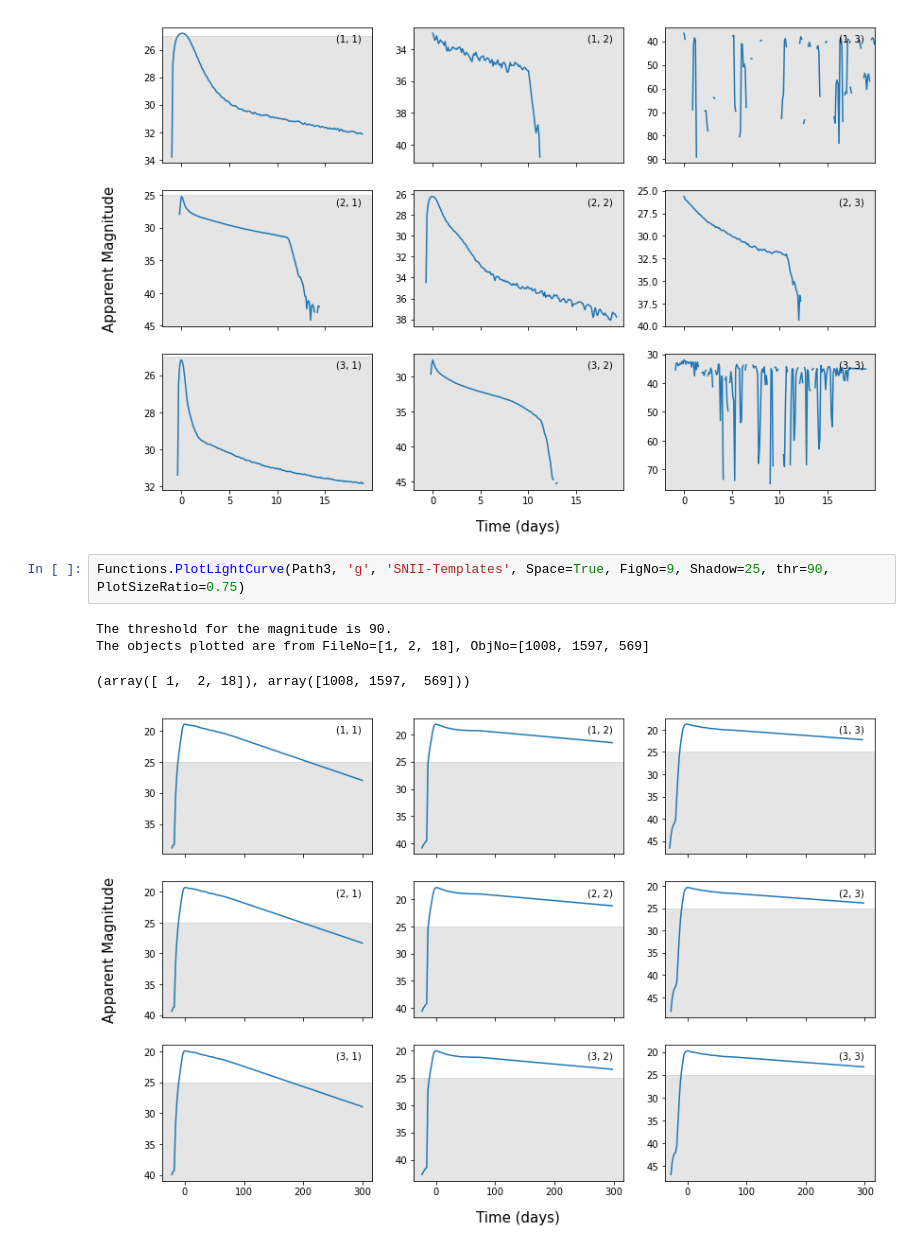
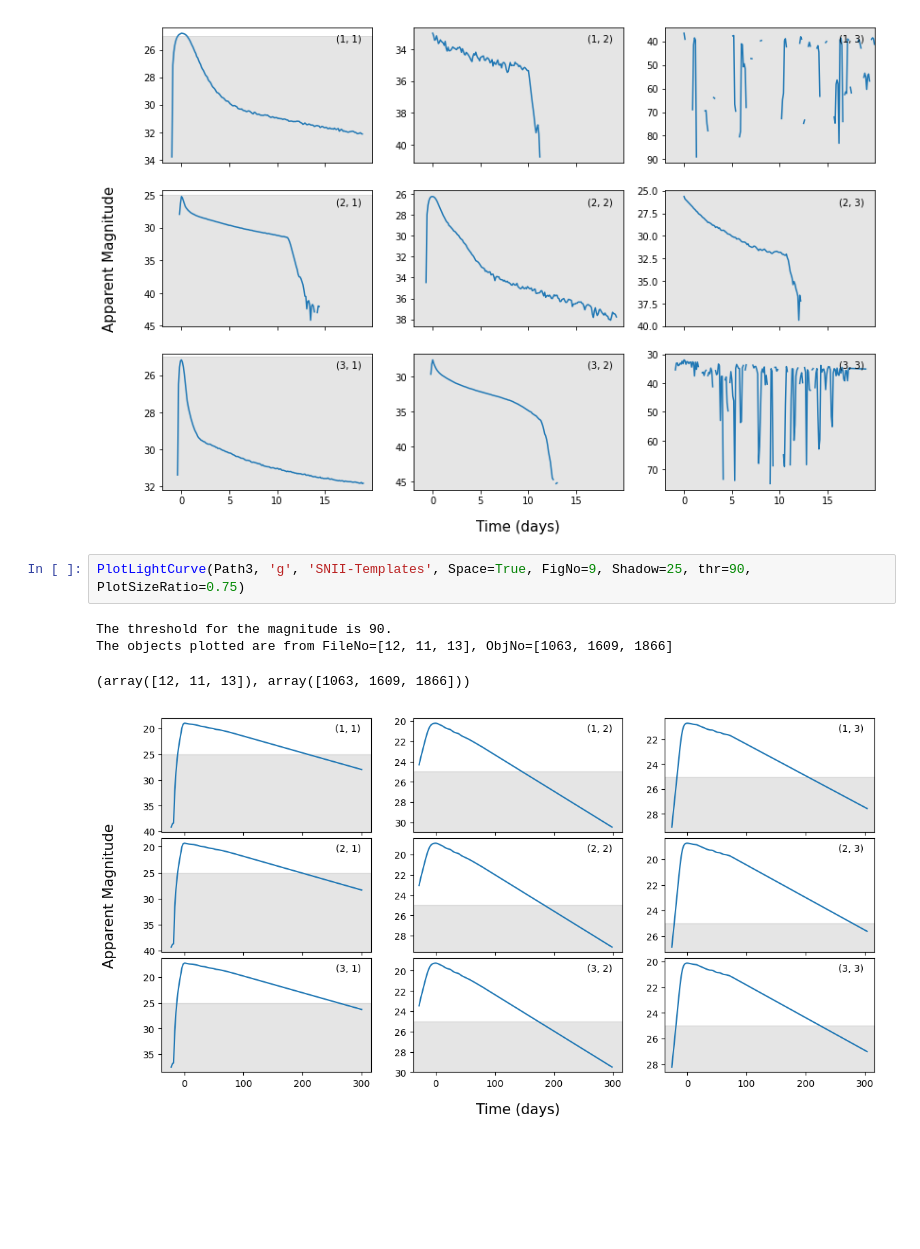
Before and after one commit to Rachel-0420/Fast-Transient-Data, a Jupyter notebook: PrestoColor2-main/Plots.ipynb, the cells around one changed output. Saved outputs shown, nothing was run; the diff lists cells and outputs as text; blank space fills up the shorter version.

```diff
--- a/PrestoColor2-main/Plots.ipynb
+++ b/PrestoColor2-main/Plots.ipynb
@@ -984,10 +988,10 @@ The objects plotted are from FileNo=[1, 18, 3], ObjNo=[193, 68, 149]
 ([1, 18, 3], [193, 68, 149])
 [figure]
 # %%
-Functions.PlotLightCurve(Path3, 'g', 'SNII-Templates', Space=True, FigNo=9, Shadow=25, thr=90, PlotSizeRatio=0.75)
+PlotLightCurve(Path3, 'g', 'SNII-Templates', Space=True, FigNo=9, Shadow=25, thr=90, PlotSizeRatio=0.75)
 # %% [output]
 The threshold for the magnitude is 90.
-The objects plotted are from FileNo=[1, 2, 18], ObjNo=[1008, 1597, 569]
+The objects plotted are from FileNo=[12, 11, 13], ObjNo=[1063, 1609, 1866]
-(array([ 1,  2, 18]), array([1008, 1597,  569]))
+(array([12, 11, 13]), array([1063, 1609, 1866]))
-[figure, old version]
+[figure, new version]
 # %%
```
Also changed, not shown: parts of 9 cells of this notebook.
